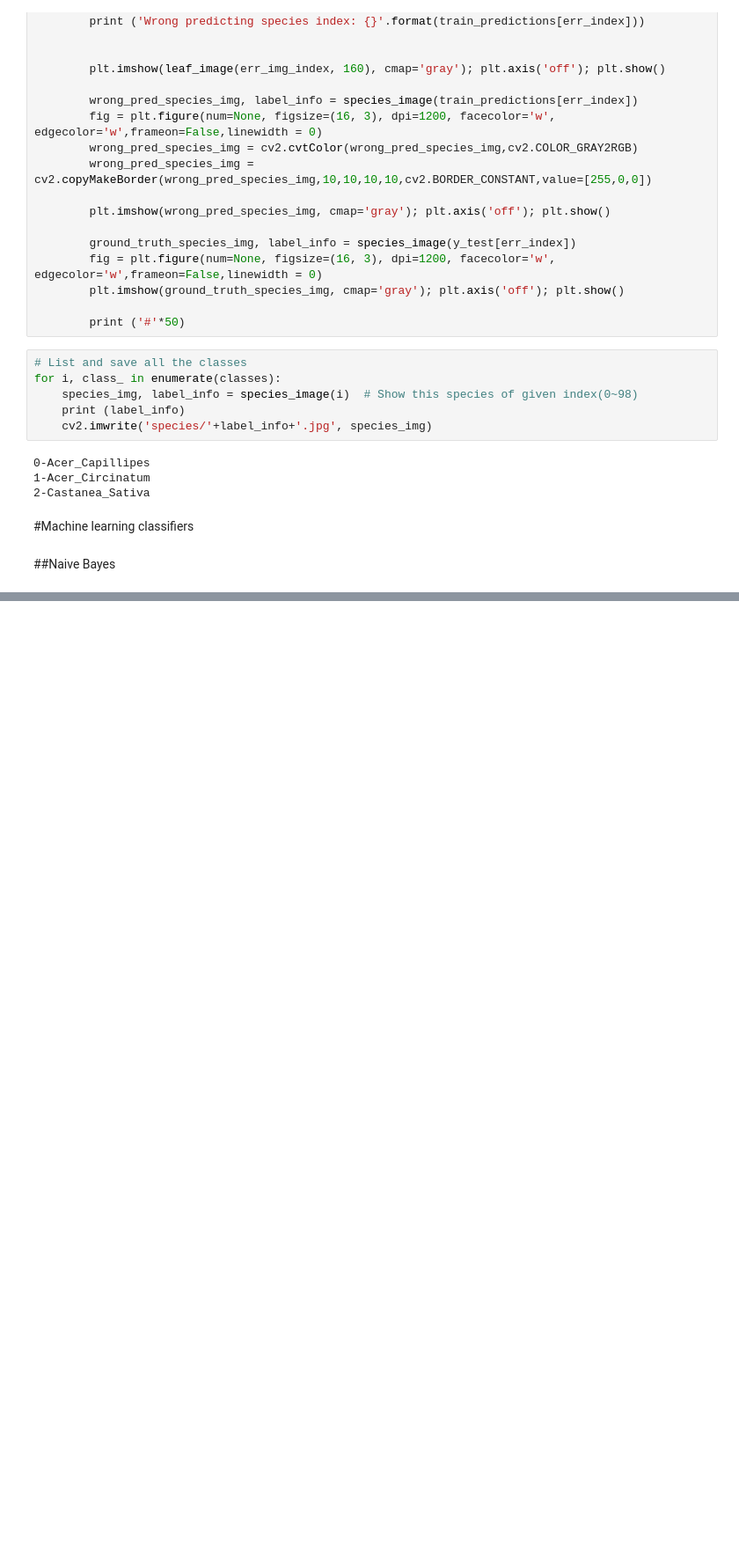
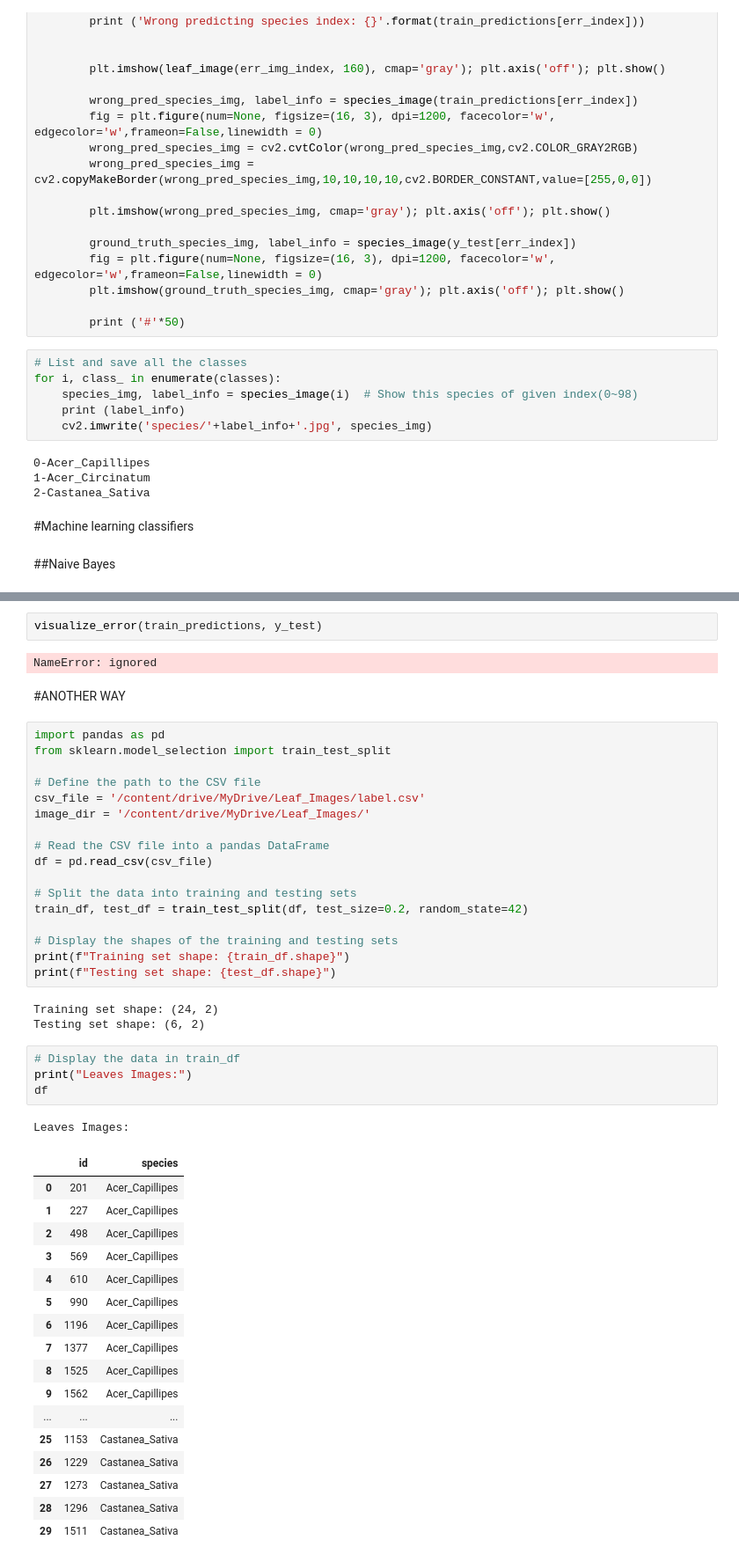
Before and after one commit to noora20FH/PCVK, a Jupyter notebook: Leaf_classification_final_PCVK_Noora_Aulia_Hidayat.ipynb, the cells around one changed output, grey strips where cells are left out. Shown at 88% size. Drawn from its saved outputs; the diff is of its cells as text; blank space fills up the shorter version.

```diff
--- a/Leaf_classification_final_PCVK_Noora_Aulia_Hidayat.ipynb
+++ b/Leaf_classification_final_PCVK_Noora_Aulia_Hidayat.ipynb
@@ -234,0 +268,49 @@ for i, class_ in enumerate(classes):
+# %%
+visualize_error(train_predictions, y_test)
+# %% [output]
+NameError: ignored
+# %% [markdown]
+#ANOTHER WAY
+# %%
+import pandas as pd
+from sklearn.model_selection import train_test_split
+
+# Define the path to the CSV file
+csv_file = '/content/drive/MyDrive/Leaf_Images/label.csv'
+image_dir = '/content/drive/MyDrive/Leaf_Images/'
+
+# Read the CSV file into a pandas DataFrame
+df = pd.read_csv(csv_file)
+
+# Split the data into training and testing sets
+train_df, test_df = train_test_split(df, test_size=0.2, random_state=42)
+
+# Display the shapes of the training and testing sets
+print(f"Training set shape: {train_df.shape}")
+print(f"Testing set shape: {test_df.shape}")
+# %% [output]
+Training set shape: (24, 2)
+Testing set shape: (6, 2)
+# %%
+# Display the data in train_df
+print("Leaves Images:")
+df
+# %% [output]
+Leaves Images:
+|  | id | species |
+| 0 | 201 | Acer_Capillipes |
+| 1 | 227 | Acer_Capillipes |
+| 2 | 498 | Acer_Capillipes |
+| 3 | 569 | Acer_Capillipes |
+| 4 | 610 | Acer_Capillipes |
+| 5 | 990 | Acer_Capillipes |
+| 6 | 1196 | Acer_Capillipes |
+| 7 | 1377 | Acer_Capillipes |
+| 8 | 1525 | Acer_Capillipes |
+| 9 | 1562 | Acer_Capillipes |
+| ... | ... | ... |
+| 25 | 1153 | Castanea_Sativa |
+| 26 | 1229 | Castanea_Sativa |
+| 27 | 1273 | Castanea_Sativa |
+| 28 | 1296 | Castanea_Sativa |
+| 29 | 1511 | Castanea_Sativa |
```
Also changed, not shown: parts of 38 cells of this notebook.
